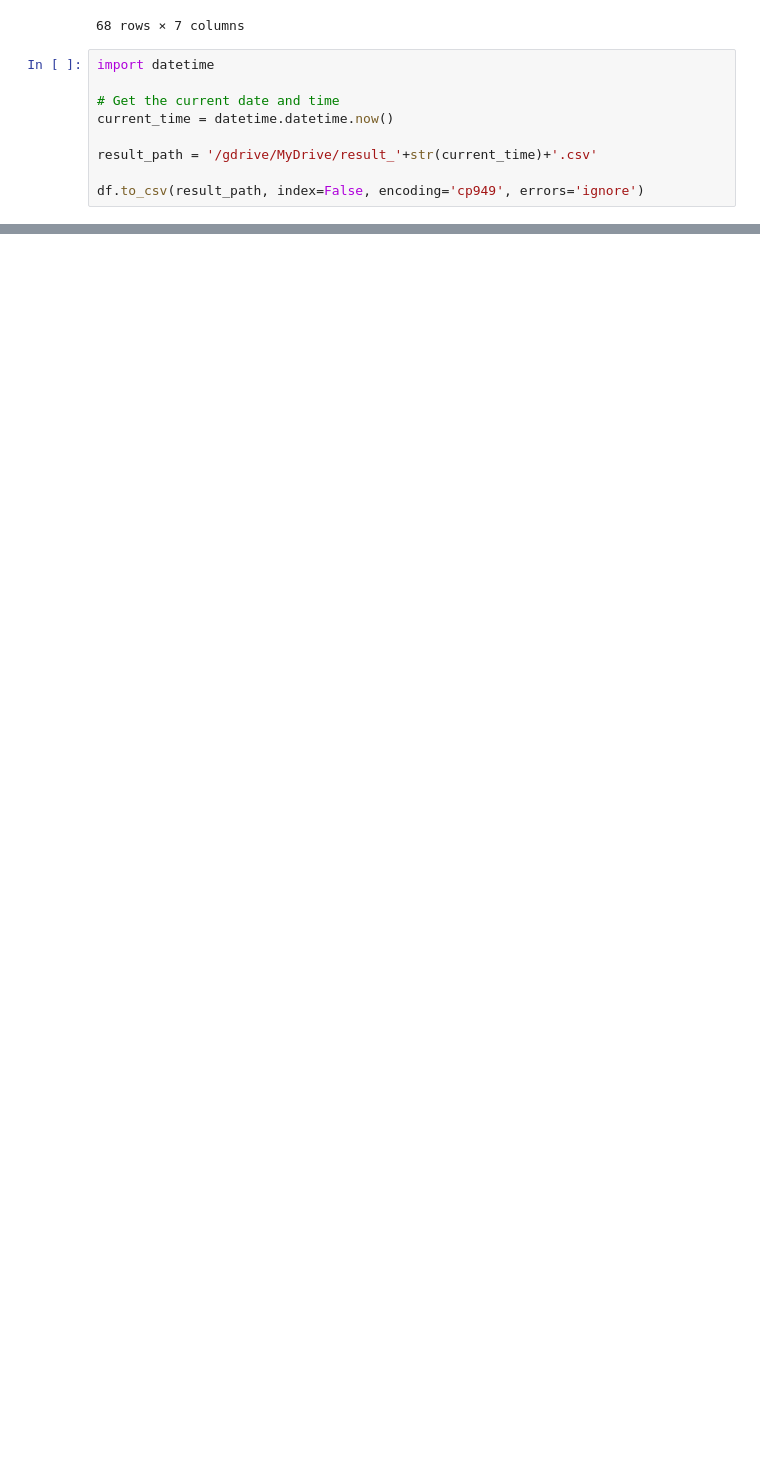
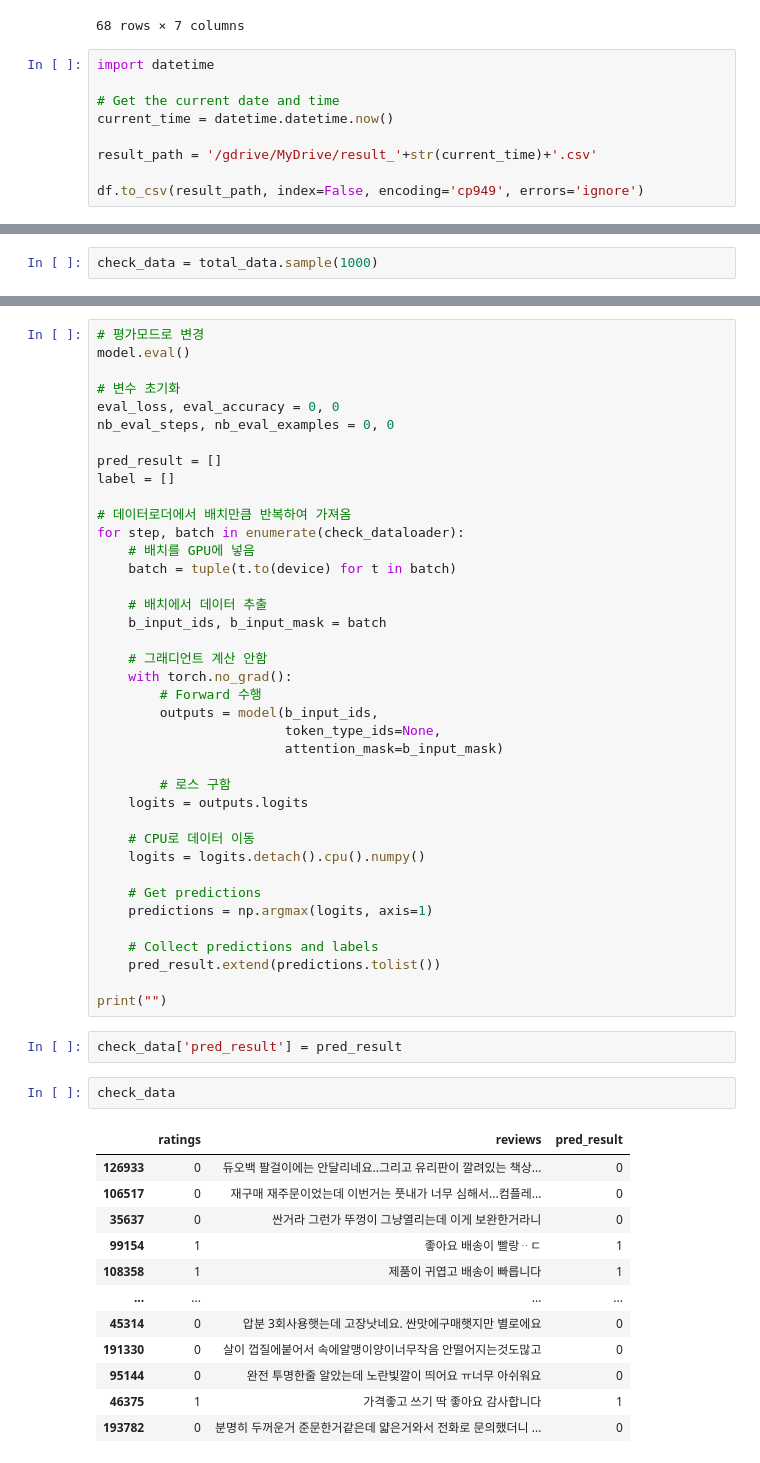
Before and after one commit to Tiabet/Project_Market, a Jupyter notebook: ClassificationModel.ipynb, the cells around one changed output, grey strips where cells are left out. Drawn from its saved outputs; the diff is of its cells as text; blank space fills up the shorter version.

```diff
--- a/ClassificationModel.ipynb
+++ b/ClassificationModel.ipynb
@@ -264,0 +261,2 @@ df.to_csv(result_path, index=False, encoding='cp949', errors='ignore')
+# %%
+check_data = total_data.sample(1000)
@@ -264,0 +286,56 @@ df.to_csv(result_path, index=False, encoding='cp949', errors='ignore')
+# %%
+# 평가모드로 변경
+model.eval()
+
+# 변수 초기화
+eval_loss, eval_accuracy = 0, 0
+nb_eval_steps, nb_eval_examples = 0, 0
+
+pred_result = []
+label = []
+
+# 데이터로더에서 배치만큼 반복하여 가져옴
+for step, batch in enumerate(check_dataloader):
+    # 배치를 GPU에 넣음
+    batch = tuple(t.to(device) for t in batch)
+
+    # 배치에서 데이터 추출
+    b_input_ids, b_input_mask = batch
+
+    # 그래디언트 계산 안함
+    with torch.no_grad():
+        # Forward 수행
+        outputs = model(b_input_ids,
+                        token_type_ids=None,
+                        attention_mask=b_input_mask)
+
+        # 로스 구함
+    logits = outputs.logits
+
+    # CPU로 데이터 이동
+    logits = logits.detach().cpu().numpy()
+
+    # Get predictions
+    predictions = np.argmax(logits, axis=1)
+
+    # Collect predictions and labels
+    pred_result.extend(predictions.tolist())
+
+print("")
+# %%
+check_data['pred_result'] = pred_result
+# %%
+check_data
+# %% [output]
+|  | ratings | reviews | pred_result |
+| 126933 | 0 | 듀오백 팔걸이에는 안달리네요..그리고 유리판이 깔려있는 책상... | 0 |
+| 106517 | 0 | 재구매 재주문이었는데 이번거는 풋내가 너무 심해서...컴플레... | 0 |
+| 35637 | 0 | 싼거라 그런가 뚜껑이 그냥열리는데 이게 보완한거라니 | 0 |
+| 99154 | 1 | 좋아요 배송이 빨랑ᆢㄷ | 1 |
+| 108358 | 1 | 제품이 귀엽고 배송이 빠릅니다 | 1 |
+| ... | ... | ... | ... |
+| 45314 | 0 | 압분 3회사용햇는데 고장낫네요. 싼맛에구매햇지만 별로에요 | 0 |
+| 191330 | 0 | 살이 껍질에붙어서 속에알맹이양이너무작음 안떨어지는것도많고 | 0 |
+| 95144 | 0 | 완전 투명한줄 알았는데 노란빛깔이 띄어요 ㅠ너무 아쉬워요 | 0 |
+| 46375 | 1 | 가격좋고 쓰기 딱 좋아요 감사합니다 | 1 |
+| 193782 | 0 | 분명히 두꺼운거 준문한거같은데 얇은거와서 전화로 문의했더니 ... | 0 |
```
Also changed, not shown: parts of 25 cells of this notebook.
